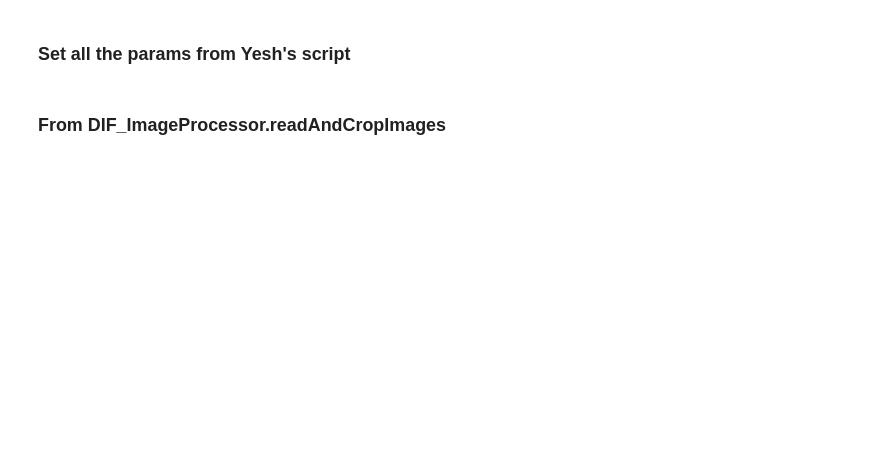
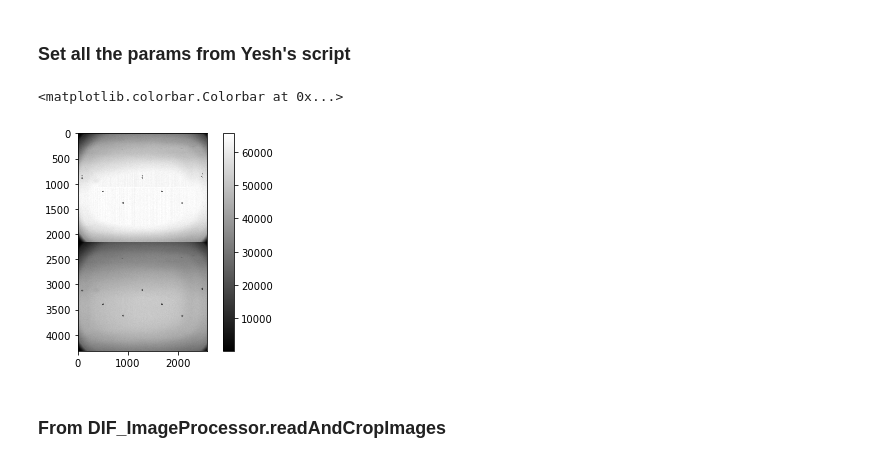
Before and after one commit to Aniruddh1/ipython-opencv-notebooks, a Jupyter notebook: notebooks/DIF Image Processing.ipynb, the cells around one changed output. Cells and saved outputs as stored; diff of their text form; code cells hidden in the pictures; blank space fills up the shorter version.

```diff
--- a/notebooks/DIF Image Processing.ipynb
+++ b/notebooks/DIF Image Processing.ipynb
@@ -98,5 +121,13 @@ maxSzInPx = DIF_ImageProcParams['maxSzInPx']
 maxDropsPerImg = DIF_ImageProcParams['maxDropsPerImg']
 timeLapse_us   = DIF_ImageProcParams['timeLapse_us']
 pxSize_um      = DIF_ImageProcParams['pxSize_um']
+# %%
+im16 = cv2.imread(paths.tmp_dir+'/DIF/dif_images/focus/+0/2017-09-29_09.22.41/DispenserOpt_00004_2017-09-29_09.22.50.png',cv2.IMREAD_ANYCOLOR | cv2.IMREAD_ANYDEPTH)
+imgplot =plt.imshow(im16, cmap='gray')
+plt.colorbar()
+#util.plot_imgs([(im16, 'IRef')], max_cols = 2)
+# %% [output]
+<matplotlib.colorbar.Colorbar at 0x...>
+[figure, added]
 # %% [markdown]
 ### From DIF_ImageProcessor.readAndCropImages
```
Also changed, not shown: parts of 5 cells of this notebook, 28 other files.
